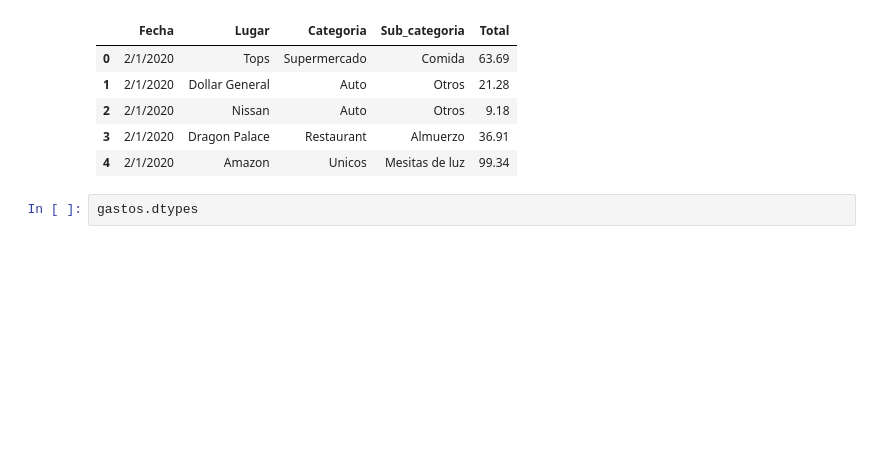
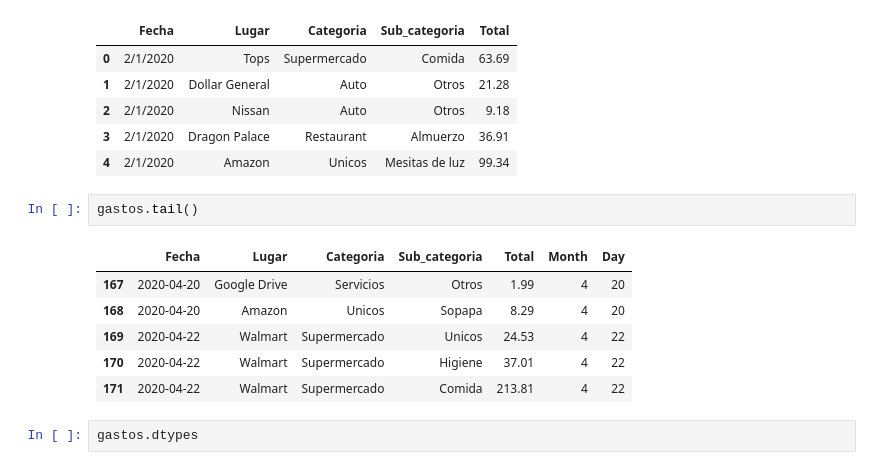
Before and after one commit to cnegrelli/Personal_expenses, a Jupyter notebook: Gastos.ipynb, the cells around one changed output. Drawn from its saved outputs; the diff is of its cells as text; blank space fills up the shorter version.

```diff
--- a/Gastos.ipynb
+++ b/Gastos.ipynb
@@ -17,6 +17,15 @@ gastos.head()
 | 2 | 2/1/2020 | Nissan | Auto | Otros | 9.18 |
 | 3 | 2/1/2020 | Dragon Palace | Restaurant | Almuerzo | 36.91 |
 | 4 | 2/1/2020 | Amazon | Unicos | Mesitas de luz | 99.34 |
+# %%
+gastos.tail()
+# %% [output]
+|  | Fecha | Lugar | Categoria | Sub_categoria | Total | Month | Day |
+| 167 | 2020-04-20 | Google Drive | Servicios | Otros | 1.99 | 4 | 20 |
+| 168 | 2020-04-20 | Amazon | Unicos | Sopapa | 8.29 | 4 | 20 |
+| 169 | 2020-04-22 | Walmart | Supermercado | Unicos | 24.53 | 4 | 22 |
+| 170 | 2020-04-22 | Walmart | Supermercado | Higiene | 37.01 | 4 | 22 |
+| 171 | 2020-04-22 | Walmart | Supermercado | Comida | 213.81 | 4 | 22 |
 # %%
 gastos.dtypes
 # %% [output]
```
Also changed, not shown: parts of 7 cells of this notebook.
